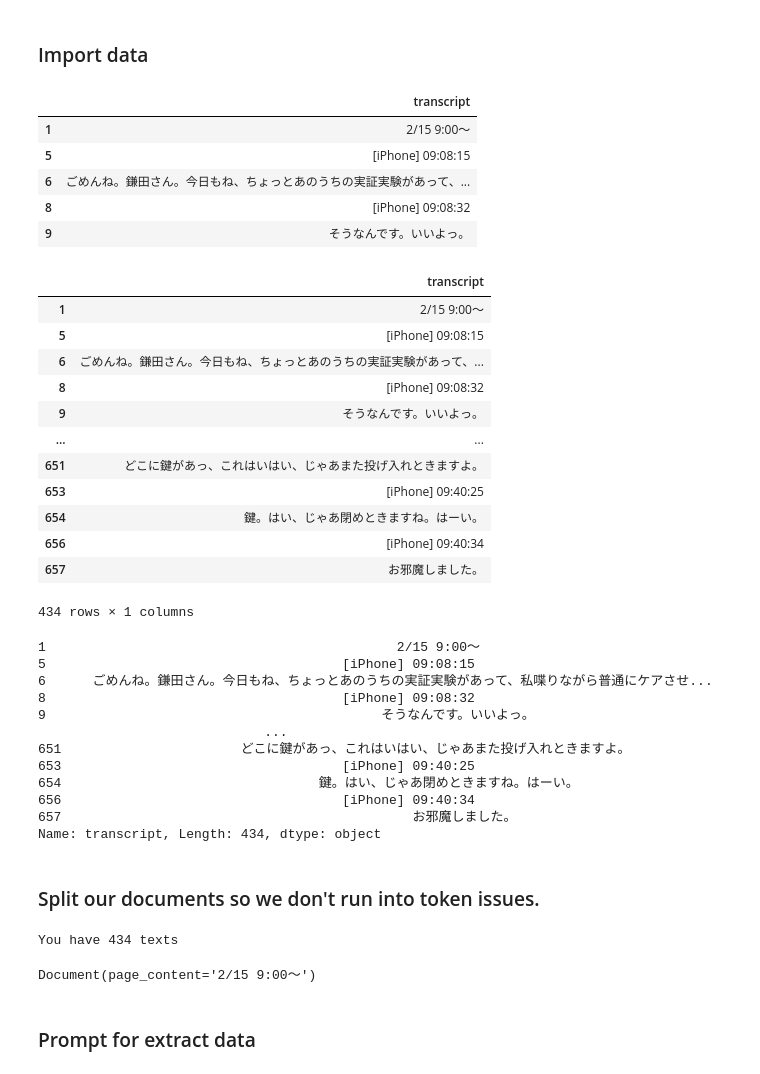
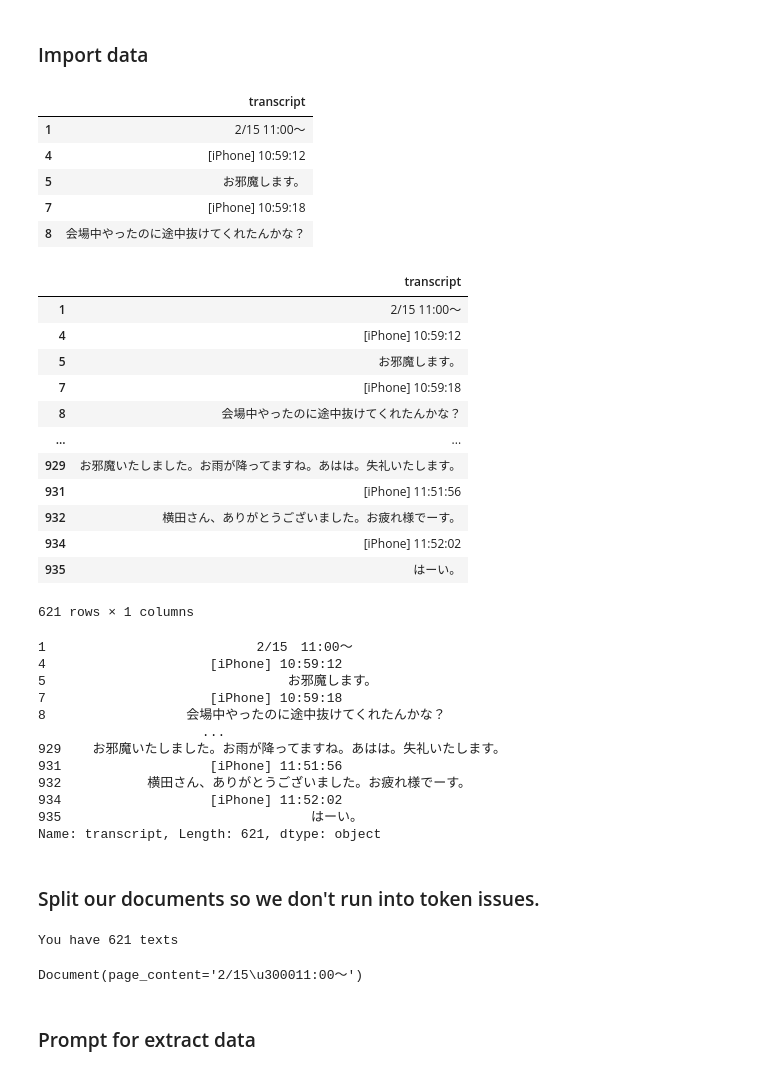
Before and after one commit to atoxcode/extract-transcript-by-llm, a Jupyter notebook: 9. defecation(langchain).ipynb, the cells around one changed output. Saved outputs shown, nothing was run; the diff lists cells and outputs as text; code cells hidden in the pictures.

```diff
--- a/9. defecation(langchain).ipynb
+++ b/9. defecation(langchain).ipynb
@@ -34,20 +34,20 @@ os.environ['OPENAI_API_KEY'] = "sk-LM6Xcvi11CeHBxFR1OsjT3BlbkFJwAkbjB8IgPHaJbrZ9
 # %% [markdown]
 ### Import data
 # %%
-dataset = pd.read_excel('../data/訪問看護記録書Ⅱ 2.15 9_00.xlsx',
+dataset = pd.read_excel('../data/訪問看護記録書Ⅱ 2月15日11時～.xlsx',
                         sheet_name='dictation',
                         usecols=['transcript'])
 
 # Drop NaN values
 dataset = dataset.dropna()
 dataset.head()
 # %% [output]
 |  | transcript |
-| 1 | 2/15 9:00～ |
-| 5 | [iPhone] 09:08:15 |
-| 6 | ごめんね。鎌田さん。今日もね、ちょっとあのうちの実証実験があって、... |
-| 8 | [iPhone] 09:08:32 |
-| 9 | そうなんです。いいよっ。 |
+| 1 | 2/15 11:00～ |
+| 4 | [iPhone] 10:59:12 |
+| 5 | お邪魔します。 |
+| 7 | [iPhone] 10:59:18 |
+| 8 | 会場中やったのに途中抜けてくれたんかな？ |
 # %%
 # delete row contain '[在宅看護]'
 dataset = dataset[~dataset['transcript'].str.contains('[在宅看護]')]
@@ -55,33 +55,33 @@ dataset = dataset[~dataset['transcript'].str.contains('[在宅看護]')]
 dataset
 # %% [output]
 |  | transcript |
-| 1 | 2/15 9:00～ |
-| 5 | [iPhone] 09:08:15 |
-| 6 | ごめんね。鎌田さん。今日もね、ちょっとあのうちの実証実験があって、... |
-| 8 | [iPhone] 09:08:32 |
-| 9 | そうなんです。いいよっ。 |
+| 1 | 2/15 11:00～ |
+| 4 | [iPhone] 10:59:12 |
+| 5 | お邪魔します。 |
+| 7 | [iPhone] 10:59:18 |
+| 8 | 会場中やったのに途中抜けてくれたんかな？ |
 | ... | ... |
-| 651 | どこに鍵があっ、これはいはい、じゃあまた投げ入れときますよ。 |
-| 653 | [iPhone] 09:40:25 |
-| 654 | 鍵。はい、じゃあ閉めときますね。はーい。 |
-| 656 | [iPhone] 09:40:34 |
-| 657 | お邪魔しました。 |
+| 929 | お邪魔いたしました。お雨が降ってますね。あはは。失礼いたします。 |
+| 931 | [iPhone] 11:51:56 |
+| 932 | 横田さん、ありがとうございました。お疲れ様でーす。 |
+| 934 | [iPhone] 11:52:02 |
+| 935 | はーい。 |
-434 rows × 1 columns
+621 rows × 1 columns
 # %%
 dataset['transcript']
 # %% [output]
-1                                             2/15 9:00～
-5                                      [iPhone] 09:08:15
-6      ごめんね。鎌田さん。今日もね、ちょっとあのうちの実証実験があって、私喋りながら普通にケアさせ...
-8                                      [iPhone] 09:08:32
-9                                           そうなんです。いいよっ。
-                             ...
-651                       どこに鍵があっ、これはいはい、じゃあまた投げ入れときますよ。
-653                                    [iPhone] 09:40:25
-654                                 鍵。はい、じゃあ閉めときますね。はーい。
-656                                    [iPhone] 09:40:34
-657                                             お邪魔しました。
-Name: transcript, Length: 434, dtype: object
+1                           2/15　11:00～
+4                     [iPhone] 10:59:12
+5                               お邪魔します。
+7                     [iPhone] 10:59:18
+8                  会場中やったのに途中抜けてくれたんかな？
+                     ...
+929    お邪魔いたしました。お雨が降ってますね。あはは。失礼いたします。
+931                   [iPhone] 11:51:56
+932           横田さん、ありがとうございました。お疲れ様でーす。
+934                   [iPhone] 11:52:02
+935                                はーい。
+Name: transcript, Length: 621, dtype: object
 # %% [markdown]
 ### Split our documents so we don't run into token issues.
 # %%
@@ -91,8 +91,8 @@ texts = text_splitter.create_documents(dataset['transcript'])
 print (f"You have {len(texts)} texts")
 texts[0]
 # %% [output]
-You have 434 texts
+You have 621 texts
-Document(page_content='2/15 9:00～')
+Document(page_content='2/15\u300011:00～')
 # %%
 # Your api key should be an environment variable, or else put it here
 # We are using a chat model in case you wanted to use gpt4
```
Also changed, not shown: parts of 3 cells of this notebook.
